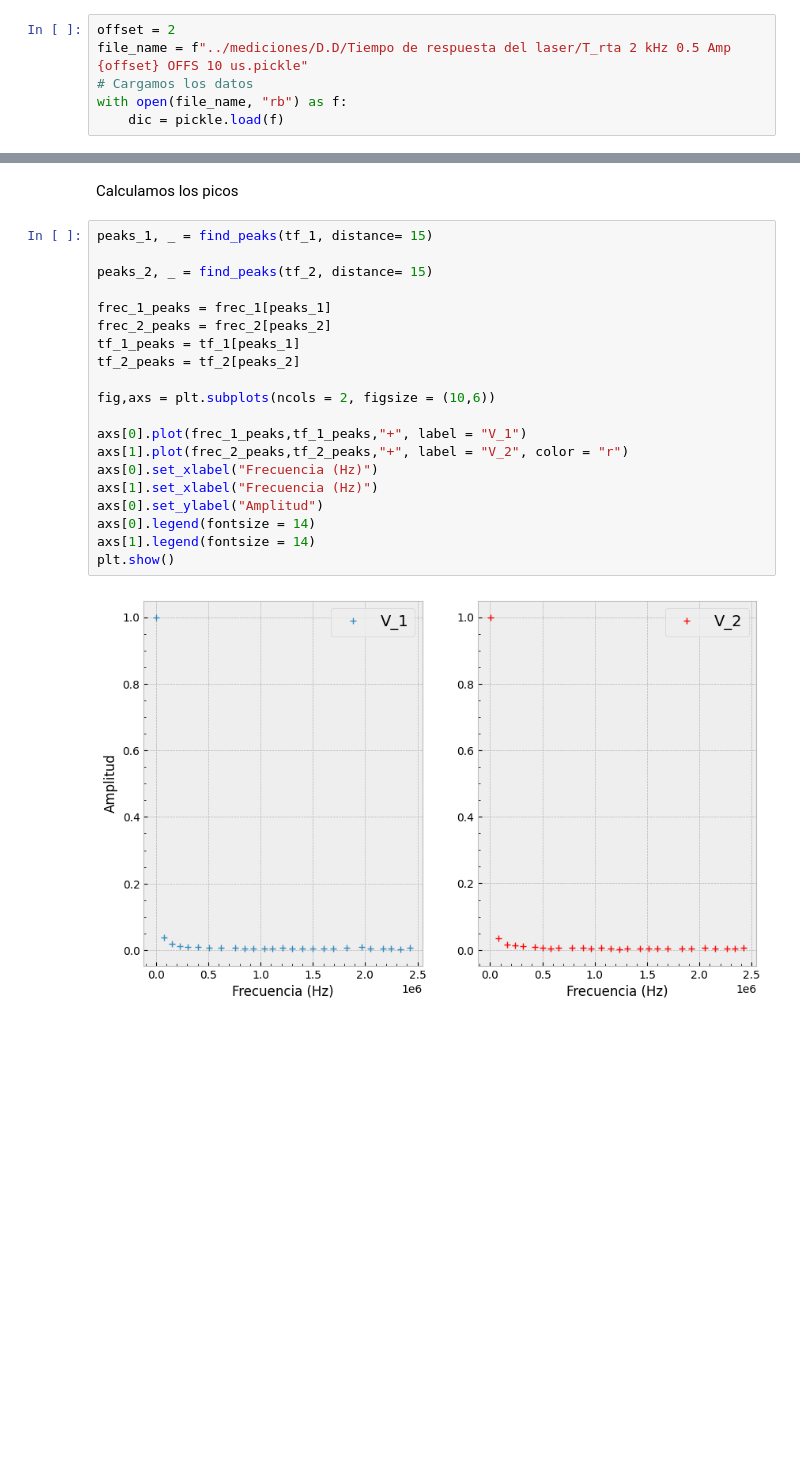
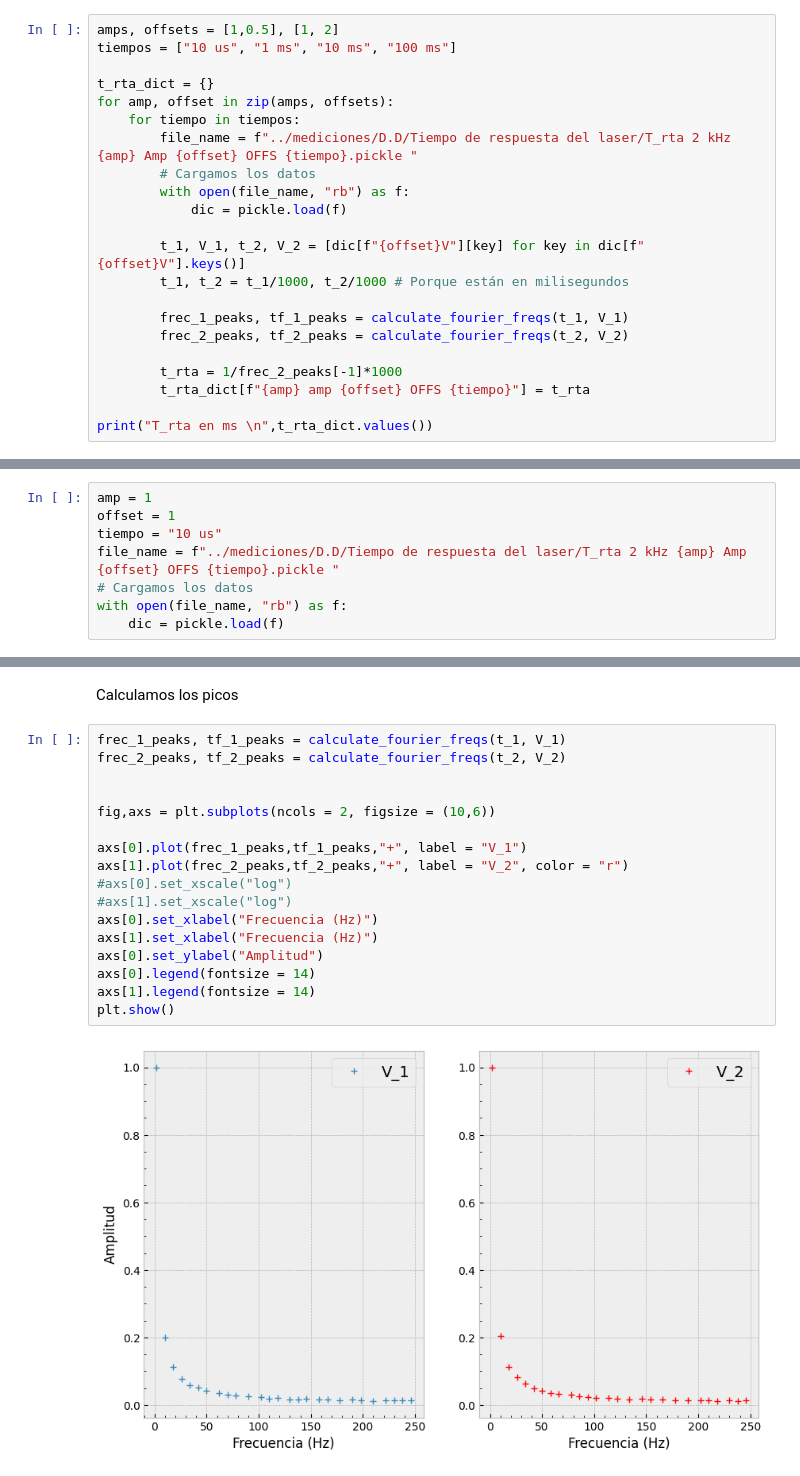
Before and after one commit to DelManuel/Magnetometro-optico, a Jupyter notebook: códigos/analisis_tiempo_de_respuesta.ipynb, the cells around one changed output, grey strips where cells are left out. Saved outputs shown, nothing was run; the diff lists cells and outputs as text; blank space fills up the shorter version.

```diff
--- a/códigos/analisis_tiempo_de_respuesta.ipynb
+++ b/códigos/analisis_tiempo_de_respuesta.ipynb
@@ -147,6 +163,22 @@ plt.show()
 # %%
-offset = 2
-file_name = f"../mediciones/D.D/Tiempo de respuesta del laser/T_rta 2 kHz 0.5 Amp {offset} OFFS 10 us.pickle"
-# Cargamos los datos
-with open(file_name, "rb") as f:
-    dic = pickle.load(f)
+amps, offsets = [1,0.5], [1, 2]
+tiempos = ["10 us", "1 ms", "10 ms", "100 ms"]
+
+t_rta_dict = {}
+for amp, offset in zip(amps, offsets):
+    for tiempo in tiempos:
+        file_name = f"../mediciones/D.D/Tiempo de respuesta del laser/T_rta 2 kHz {amp} Amp {offset} OFFS {tiempo}.pickle "
+        # Cargamos los datos
+        with open(file_name, "rb") as f:
+            dic = pickle.load(f)
+
+        t_1, V_1, t_2, V_2 = [dic[f"{offset}V"][key] for key in dic[f"{offset}V"].keys()]
+        t_1, t_2 = t_1/1000, t_2/1000 # Porque están en milisegundos
+
+        frec_1_peaks, tf_1_peaks = calculate_fourier_freqs(t_1, V_1)
+        frec_2_peaks, tf_2_peaks = calculate_fourier_freqs(t_2, V_2)
+
+        t_rta = 1/frec_2_peaks[-1]*1000
+        t_rta_dict[f"{amp} amp {offset} OFFS {tiempo}"] = t_rta
+
+print("T_rta en ms \n",t_rta_dict.values())
@@ -153,3 +190,11 @@ with open(file_name, "rb") as f:
+# %%
+amp = 1
+offset = 1
+tiempo = "10 us"
+file_name = f"../mediciones/D.D/Tiempo de respuesta del laser/T_rta 2 kHz {amp} Amp {offset} OFFS {tiempo}.pickle "
+# Cargamos los datos
+with open(file_name, "rb") as f:
+    dic = pickle.load(f)
 # %%
 t_1, V_1, t_2, V_2 = [dic[f"{offset}V"][key] for key in dic[f"{offset}V"].keys()]
 t_1, t_2 = t_1/1000, t_2/1000 # Porque están en milisegundos
@@ -191,24 +236,21 @@ plt.show()
 # %% [markdown]
 Calculamos los picos
 # %%
-peaks_1, _ = find_peaks(tf_1, distance= 15)
+frec_1_peaks, tf_1_peaks = calculate_fourier_freqs(t_1, V_1)
+frec_2_peaks, tf_2_peaks = calculate_fourier_freqs(t_2, V_2)
 
-peaks_2, _ = find_peaks(tf_2, distance= 15)
-
-frec_1_peaks = frec_1[peaks_1]
-frec_2_peaks = frec_2[peaks_2]
-tf_1_peaks = tf_1[peaks_1]
-tf_2_peaks = tf_2[peaks_2]
 
 fig,axs = plt.subplots(ncols = 2, figsize = (10,6))
 
 axs[0].plot(frec_1_peaks,tf_1_peaks,"+", label = "V_1")
 axs[1].plot(frec_2_peaks,tf_2_peaks,"+", label = "V_2", color = "r")
+#axs[0].set_xscale("log")
+#axs[1].set_xscale("log")
 axs[0].set_xlabel("Frecuencia (Hz)")
 axs[1].set_xlabel("Frecuencia (Hz)")
 axs[0].set_ylabel("Amplitud")
 axs[0].legend(fontsize = 14)
 axs[1].legend(fontsize = 14)
 plt.show()
 # %% [output]
-[figure, old version]
+[figure, new version]
```
Also changed, not shown: parts of 8 cells of this notebook.
